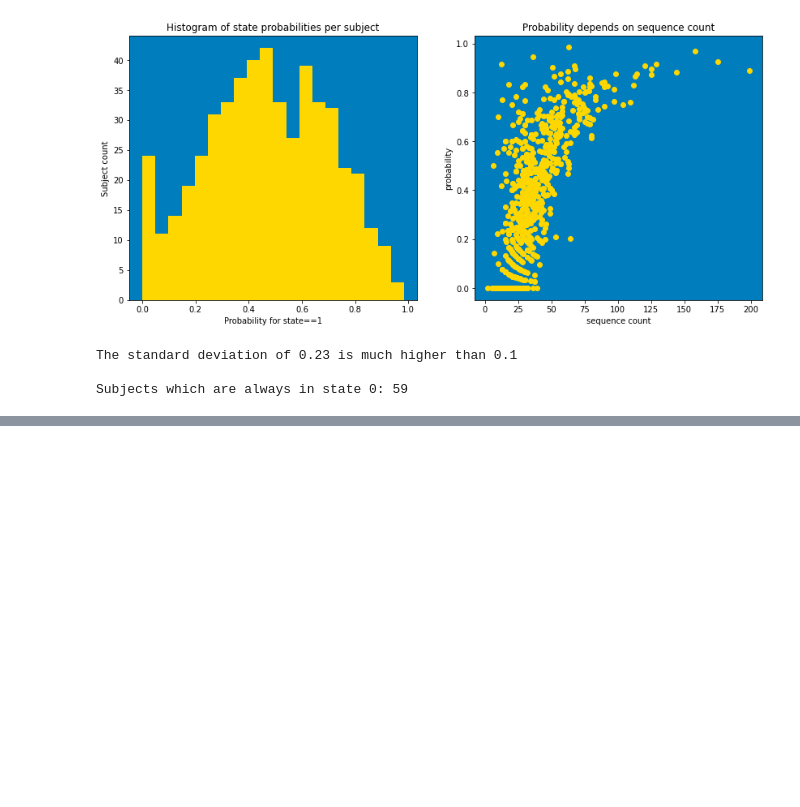
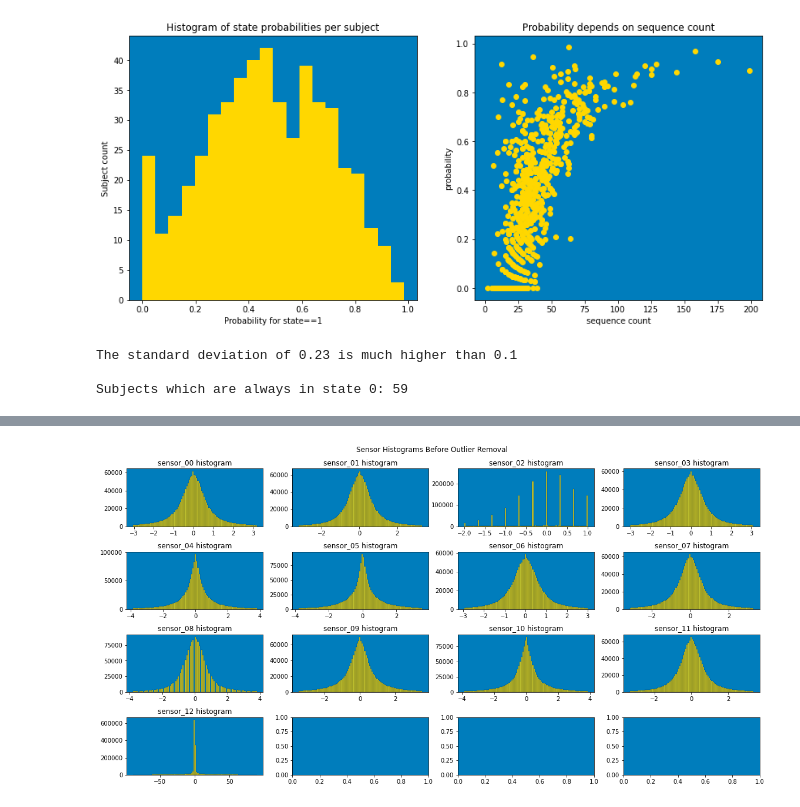
Before and after one commit to ProfessorErdo/tps_notebooks, a Jupyter notebook: tps-apr-2022.ipynb, the cells around one changed output, grey strips where cells are left out. Saved outputs shown, nothing was run; the diff lists cells and outputs as text; code cells hidden in the pictures; blank space fills up the shorter version.

```diff
--- a/tps-apr-2022.ipynb
+++ b/tps-apr-2022.ipynb
@@ -155,0 +173,20 @@ Subjects which are always in state 0: 59
+# %%
+fig, axes = plt.subplots(4, 4, figsize=(16, 8))
+axes = axes.flatten()
+
+for i in range(13):
+    sensor_name = f'sensor_{i:02d}'
+    data_002 = train[sensor_name].quantile(0.02)
+    data_098 = train[sensor_name].quantile(0.98)
+    data = train[sensor_name][(train[sensor_name]>=data_002)&
+                              (train[sensor_name]<=data_098)]
+    sns.histplot(data=data, bins=100, ax=axes[i])
+    axes[i].set_title(f'{sensor_name} histogram')
+    axes[i].set_xlabel('')
+    axes[i].set_ylabel('')
+
+fig.tight_layout(h_pad=1.0, w_pad=0.5)
+plt.suptitle('Sensor Histograms Before Outlier Removal', y=1.02)
+plt.show()
+# %% [output]
+[figure, added]
```
Also changed, not shown: parts of 17 cells of this notebook.
